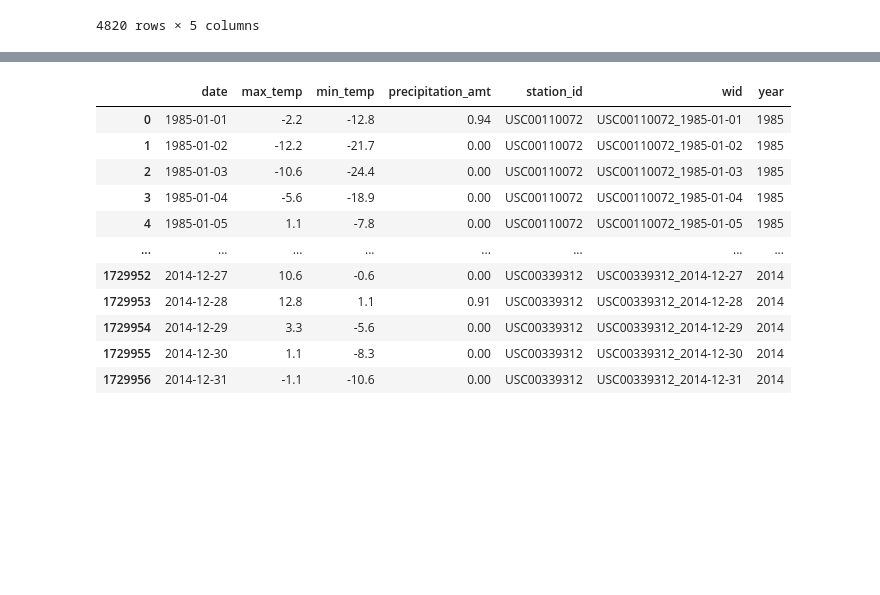
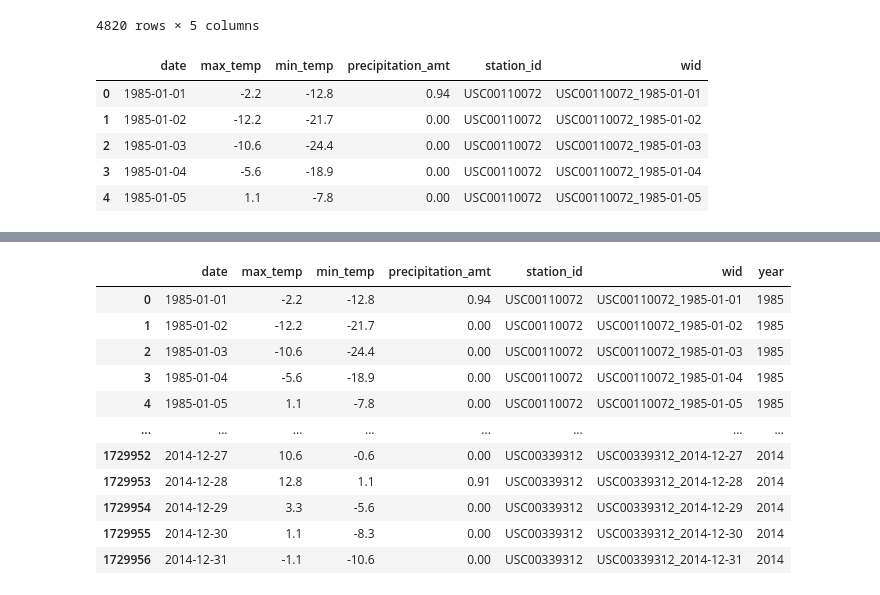
Before and after one commit to abhijit57/Weather-Data-Analysis_ETL, a Jupyter notebook: test_db.ipynb, the cells around one changed output, grey strips where cells are left out. Drawn from its saved outputs; the diff is of its cells as text; code cells hidden in the pictures; blank space fills up the shorter version.

```diff
--- a/test_db.ipynb
+++ b/test_db.ipynb
@@ -270,3 +270,14 @@ transformed_df
 | 4818 | 2014.0 | USC00338830 | -28.702192 | -5.117808 | -607.98 |
 | 4819 | 2014.0 | USC00339312 | 2.878356 | 14.709589 | 99.43 |
 4820 rows × 5 columns
+# %%
+prep_data = PrepareData(os.getcwd())
+# %%
+prep_data.prepare_weather_data().head()
+# %% [output]
+|  | date | max_temp | min_temp | precipitation_amt | station_id | wid |
+| 0 | 1985-01-01 | -2.2 | -12.8 | 0.94 | USC00110072 | USC00110072_1985-01-01 |
+| 1 | 1985-01-02 | -12.2 | -21.7 | 0.00 | USC00110072 | USC00110072_1985-01-02 |
+| 2 | 1985-01-03 | -10.6 | -24.4 | 0.00 | USC00110072 | USC00110072_1985-01-03 |
+| 3 | 1985-01-04 | -5.6 | -18.9 | 0.00 | USC00110072 | USC00110072_1985-01-04 |
+| 4 | 1985-01-05 | 1.1 | -7.8 | 0.00 | USC00110072 | USC00110072_1985-01-05 |
```
Also changed, not shown: parts of 1 cell of this notebook, 23 other files.
